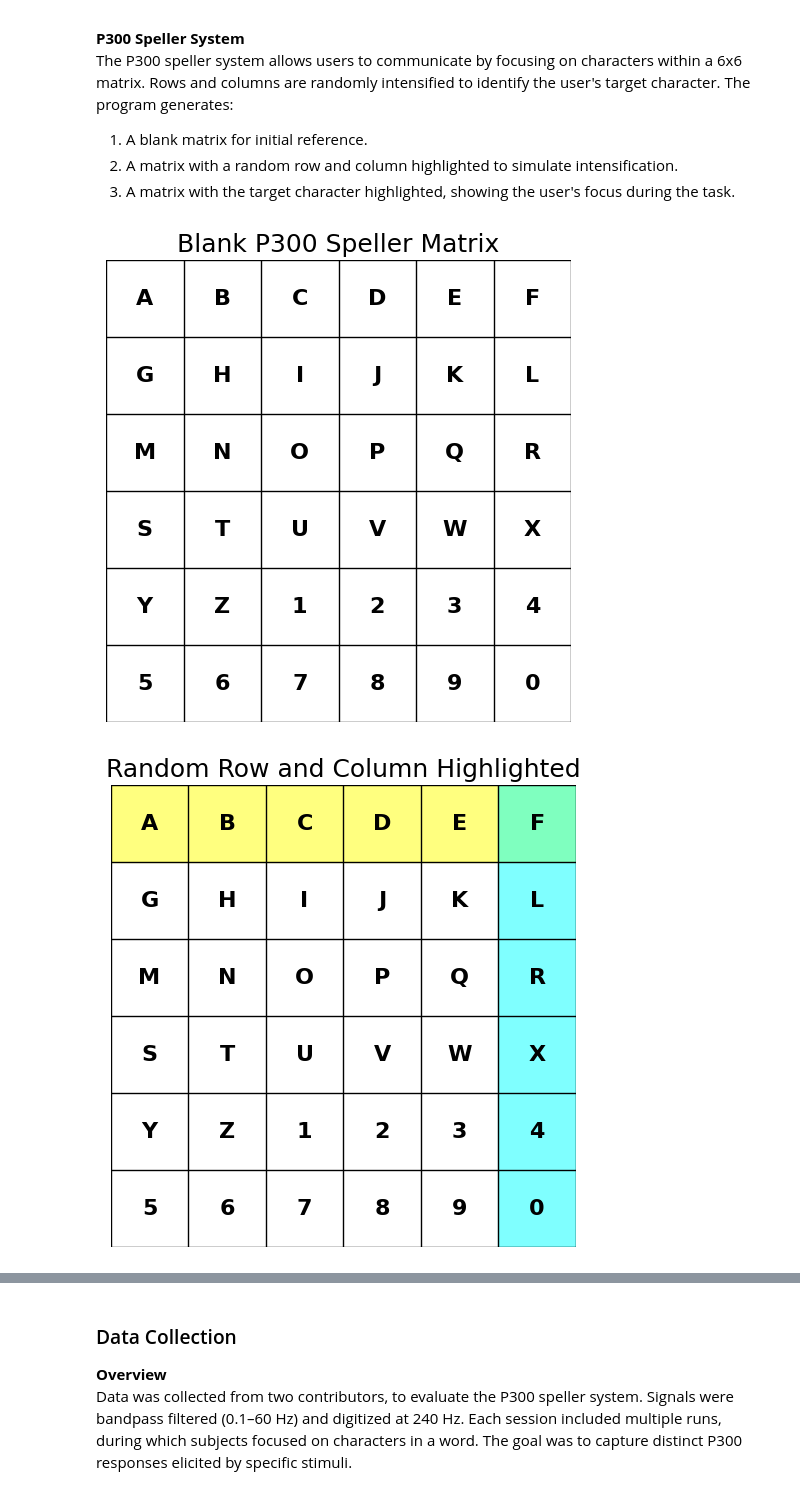
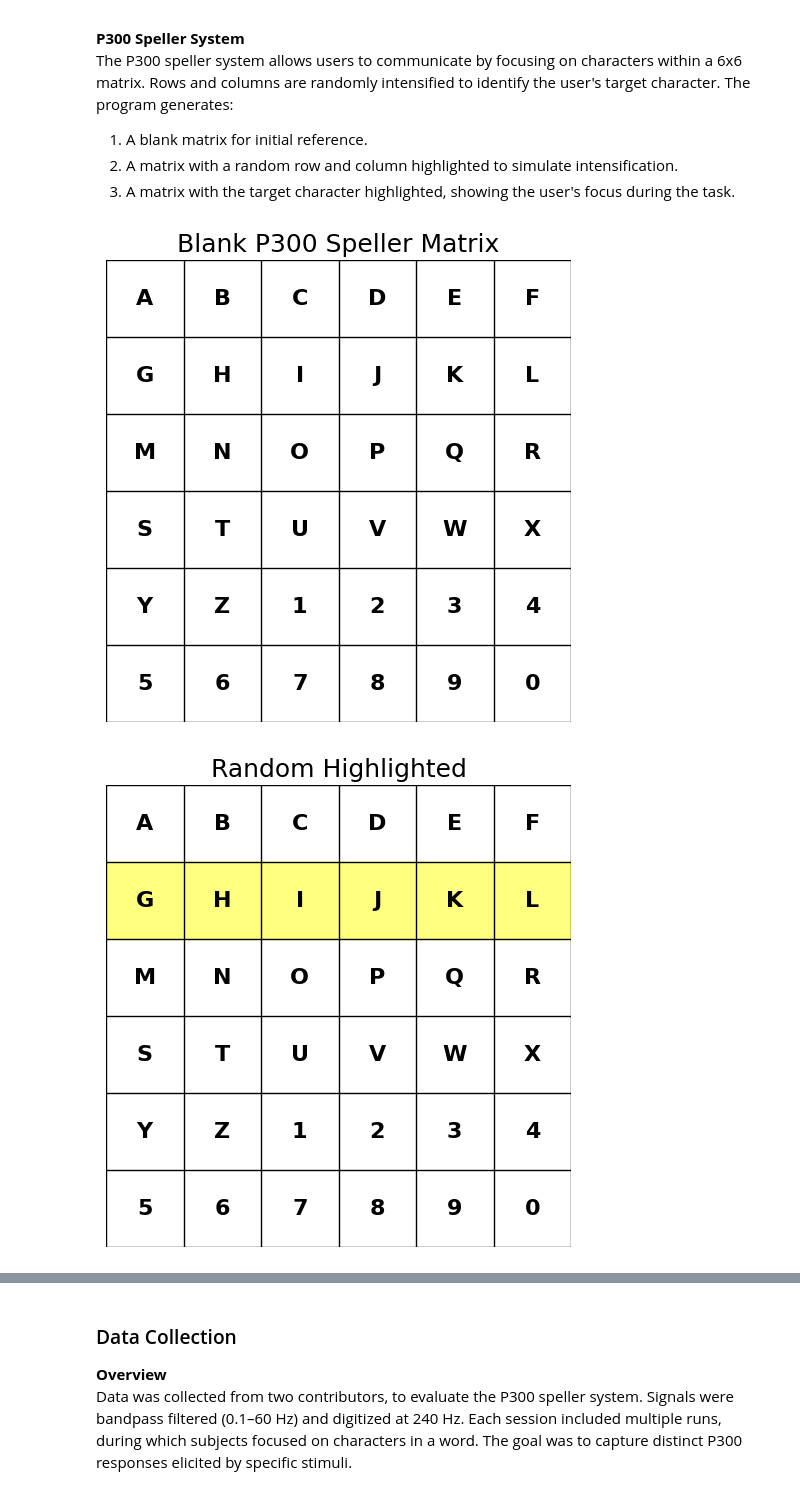
Before and after one commit to qossayrida/neurospell-context-aware, a Jupyter notebook: code/jupyter/data_analysis.ipynb, the cells around one changed output, grey strips where cells are left out. Cells and saved outputs as stored; diff of their text form; code cells hidden in the pictures.

```diff
--- a/code/jupyter/data_analysis.ipynb
+++ b/code/jupyter/data_analysis.ipynb
@@ -9,67 +9,20 @@ The P300 speller system allows users to communicate by focusing on characters wi
 3. A matrix with the target character highlighted, showing the user's focus during the task.
 # %%
 import random
+from bundle.ImageCraft import *
 
-# Define the 6x6 matrix of characters
-characters = [
-    ['A', 'B', 'C', 'D', 'E', 'F'],
-    ['G', 'H', 'I', 'J', 'K', 'L'],
-    ['M', 'N', 'O', 'P', 'Q', 'R'],
-    ['S', 'T', 'U', 'V', 'W', 'X'],
-    ['Y', 'Z', '1', '2', '3', '4'],
-    ['5', '6', '7', '8', '9', '0']
-]
-
-# Function to create an image of the matrix with highlighted rows and columns
-def create_p300_image(highlight_row=None, highlight_col=None, target_char=None, title="P300 Speller Matrix"):
-    fig, ax = plt.subplots(figsize=(6, 6))
-
-    # Draw the grid
-    for i in range(7):
-        ax.axhline(i, color='black', linewidth=1)
-        ax.axvline(i, color='black', linewidth=1)
-
-    # Fill the matrix
-    for i in range(6):
-        for j in range(6):
-            ax.text(j + 0.5, 5 - i + 0.5, characters[i][j], ha='center', va='center',
-                    fontsize=16, fontweight='bold', color='black')
-
-    # Highlight row
-    if highlight_row is not None:
-        ax.add_patch(plt.Rectangle((0, 5 - highlight_row), 6, 1, color='yellow', alpha=0.5))
-
-    # Highlight column
-    if highlight_col is not None:
-        ax.add_patch(plt.Rectangle((highlight_col, 0), 1, 6, color='cyan', alpha=0.5))
-
-    # Highlight target character
-    if target_char:
-        target_row, target_col = target_char
-        ax.add_patch(plt.Rectangle((target_col, 5 - target_row), 1, 1, color='red', alpha=0.5))
-
-    # Set limits and title
-    ax.set_xlim(0, 6)
-    ax.set_ylim(0, 6)
-    ax.axis('off')
-    plt.title(title, fontsize=18)
-    plt.show()
-
-# Create three images
 # 1. Blank matrix
 create_p300_image(title="Blank P300 Speller Matrix")
 
 # 2. Highlighted random row and column
 highlight_row = random.randint(0, 5)
-highlight_col = random.randint(0, 5)
-create_p300_image(highlight_row=highlight_row, highlight_col=highlight_col,
-                  title="Random Row and Column Highlighted")
+create_p300_image(highlight_row=highlight_row,
+                  title="Random Highlighted")
 
 # 3. Target character highlighted
-target_row, target_col = 2, 3  # Example: 'P'
-create_p300_image(highlight_row=target_row, highlight_col=target_col,
-                  target_char=(target_row, target_col),
-                  title="Target Character Highlighted: 'P'")
+target_col = random.randint(0, 5)
+create_p300_image(highlight_col=target_col,
+                  title="Random Column Highlighted")
 # %% [output]
 [figure]
-[figure, old version]
+[figure, new version]
```
Also changed, not shown: parts of 1 cell of this notebook, 2 other files.
